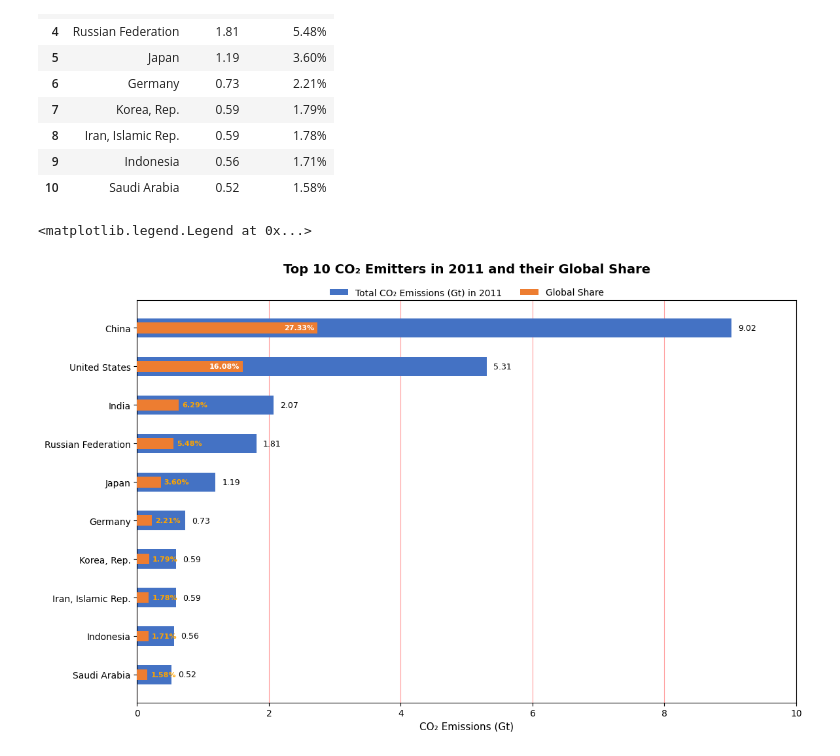
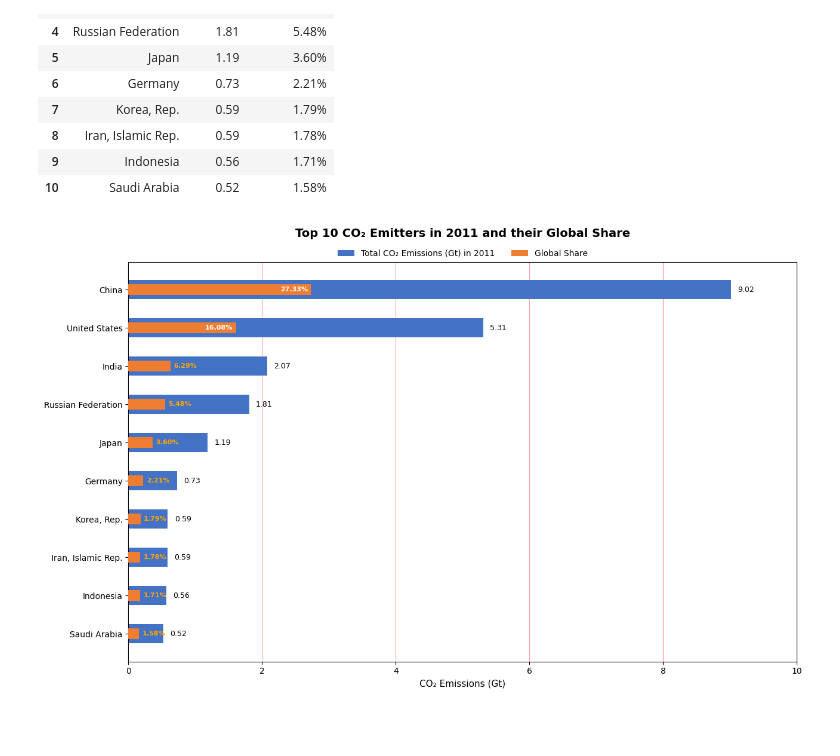
Before and after one commit to sanaullah525/Global-CO2-Emissions-Data-Analysis-Project, a Jupyter notebook: datapr.ipynb, the cells around one changed output. Saved outputs shown, nothing was run; the diff lists cells and outputs as text; code cells hidden in the pictures; blank space fills up the shorter version.

Commit message:
Adjusting spacing between elemensin the figure.

```diff
--- a/datapr.ipynb
+++ b/datapr.ipynb
@@ -673,32 +673,37 @@ for i, (bar1, bar2, share) in enumerate(zip(bars1, bars2, bc['Global Share'])):
     width2 = bar2.get_width()
 
     # Blue bar label - always outside at the end
     ax.text(width1 + 0.1, bar1.get_y() + bar1.get_height()/2, f'{width1:.2f}',
             va='center', ha='left', fontsize=9, color='black')
 
     # Orange bar label - inside if bar is wide enough, otherwise outside
     if width2 > 0.8:  # Wide bars - text inside
         ax.text(width2 - 0.05, bar2.get_y() + bar2.get_height()/2, share,
                 va='center', ha='right', fontsize=8, color='white', fontweight='bold')
     else:  # Narrow bars - text outside to the right
         ax.text(width2 + 0.05, bar2.get_y() + bar2.get_height()/2, share,
                 va='center', ha='left', fontsize=8, color='orange', fontweight='bold')
 
 # Customizing axes
 ax.set_xlabel('CO₂ Emissions (Gt)', fontsize=11)
 ax.set_title('Top 10 CO₂ Emitters in 2011 and their Global Share',
              fontsize=14, fontweight='bold', pad=30)
 ax.set_yticks(y)
 ax.set_yticklabels(countries, fontsize=10)
 ax.set_xlim(0, 10)
 ax.invert_yaxis()
 
 # Gridlines in the chart.
 ax.xaxis.grid(True, linestyle='-', alpha=0.4, color='red', zorder=1)
 ax.set_axisbelow(True)
 
 # Adding legend below the title.
 ax.legend(loc='upper center', bbox_to_anchor=(0.5, 1.05), ncol=2, frameon=False, fontsize=10)
+
+
+
+# Adjusting spaces between elements.
+plt.tight_layout()
+plt.show()
 # %% [output]
-<matplotlib.legend.Legend at 0x...>
-[figure, old version]
+[figure, new version]
```
